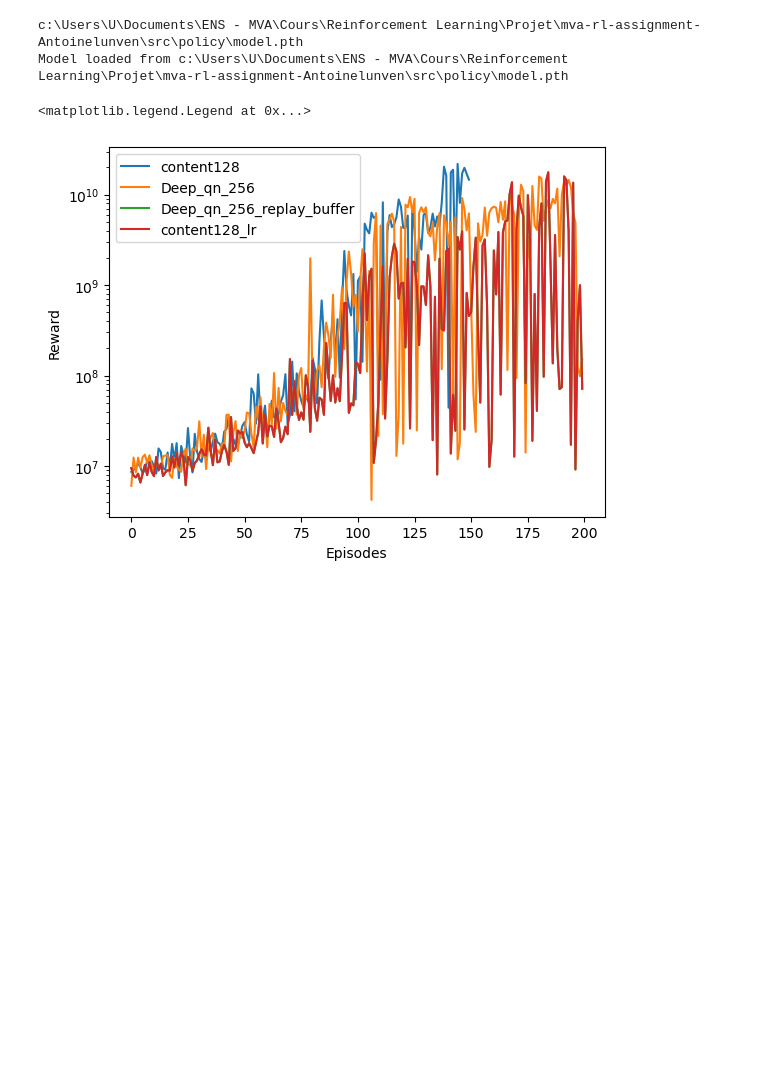
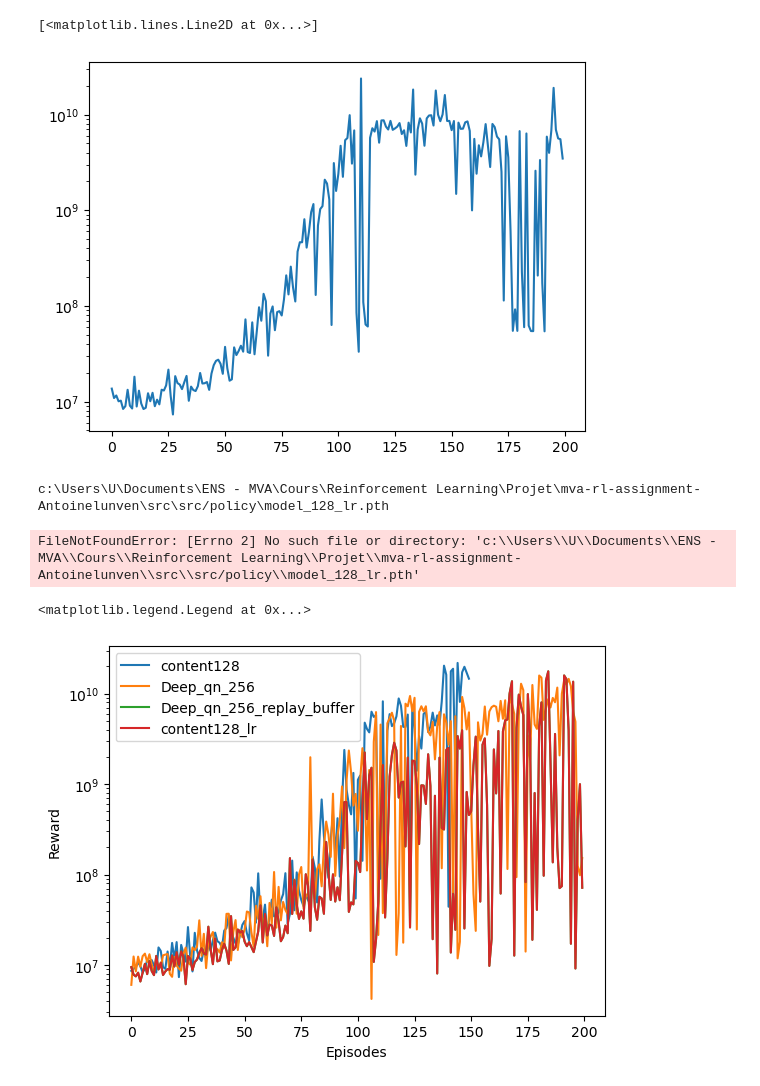
Before and after one commit to RL-MVA-2024-25/mva-rl-assignment-Antoinelunven, a Jupyter notebook: src/train_notebook.ipynb, the cells around one changed output. Drawn from its saved outputs; the diff is of its cells as text; code cells hidden in the pictures; blank space fills up the shorter version.

```diff
--- a/src/train_notebook.ipynb
+++ b/src/train_notebook.ipynb
@@ -32 +45,6 @@ Episode 3 | Epsilon 0.9767 | Episode return 9.05e+06
+# %%
+plt.semilogy(scores)
+# %% [output]
+[<matplotlib.lines.Line2D at 0x...>]
+[figure, added]
 # %%
@@ -34,9 +52,9 @@ np.savetxt("Deep_qn_lstm_lr", scores)
 # %%
-agent = ProjectAgent()
-agent.load()
+# agent = ProjectAgent()
+# agent.load()
 # %% [output]
-c:\Users\U\Documents\ENS - MVA\Cours\Reinforcement Learning\Projet\mva-rl-assignment-Antoinelunven\src\policy\model.pth
-Model loaded from c:\Users\U\Documents\ENS - MVA\Cours\Reinforcement Learning\Projet\mva-rl-assignment-Antoinelunven\src\policy\model.pth
+c:\Users\U\Documents\ENS - MVA\Cours\Reinforcement Learning\Projet\mva-rl-assignment-Antoinelunven\src\src/policy\model_128_lr.pth
+FileNotFoundError: [Errno 2] No such file or directory: 'c:\\Users\\U\\Documents\\ENS - MVA\\Cours\\Reinforcement Learning\\Projet\\mva-rl-assignment-Antoinelunven\\src\\src/policy\\model_128_lr.pth'
 # %%
 file_path = os.path.join(os.getcwd(), 'policy', 'Deep_qn_128')
 file_path2 = os.path.join(os.getcwd(), 'policy', 'Deep_qn_256')
```
Also changed, not shown: parts of 4 cells of this notebook, 6 other files.
